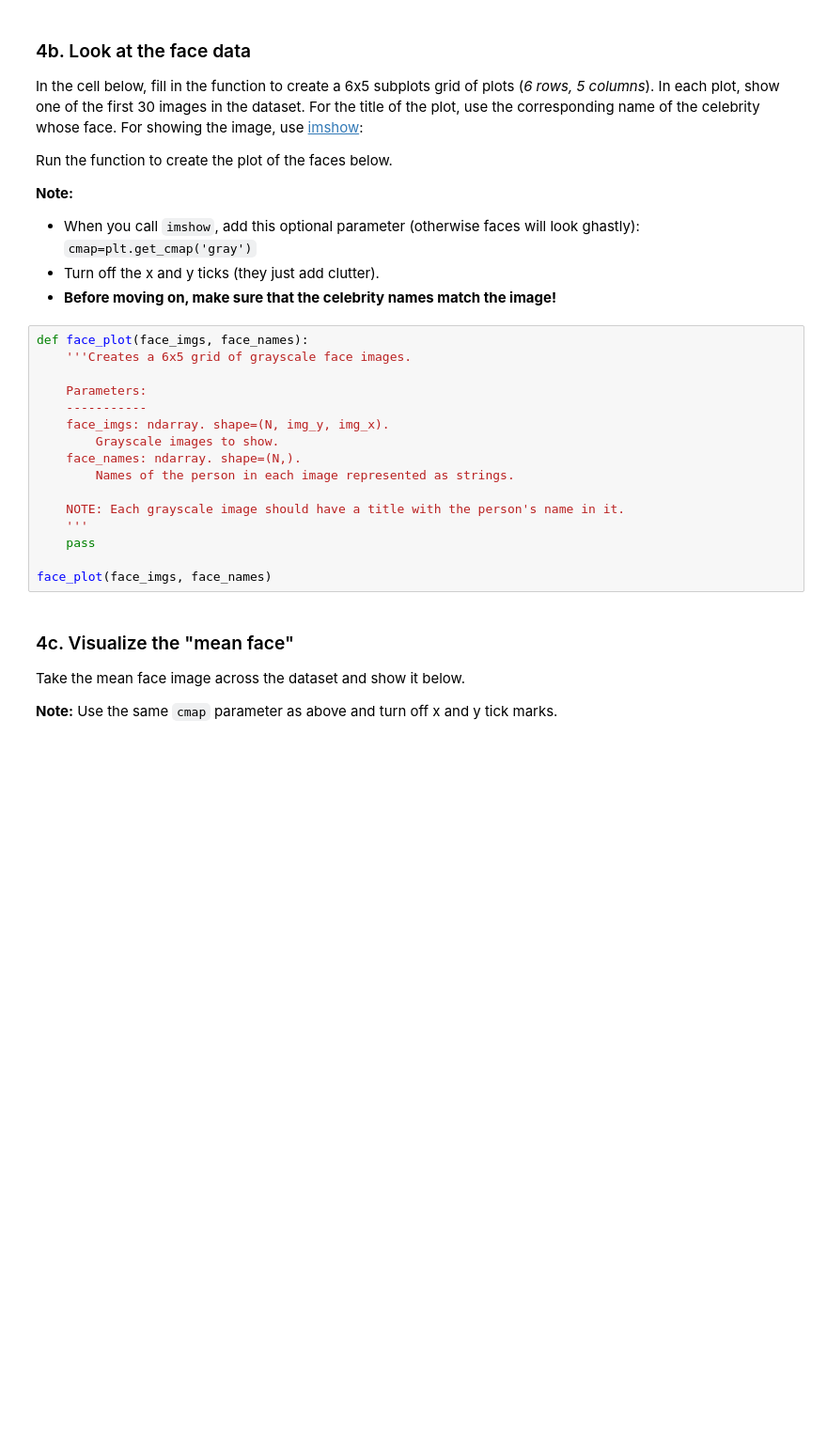
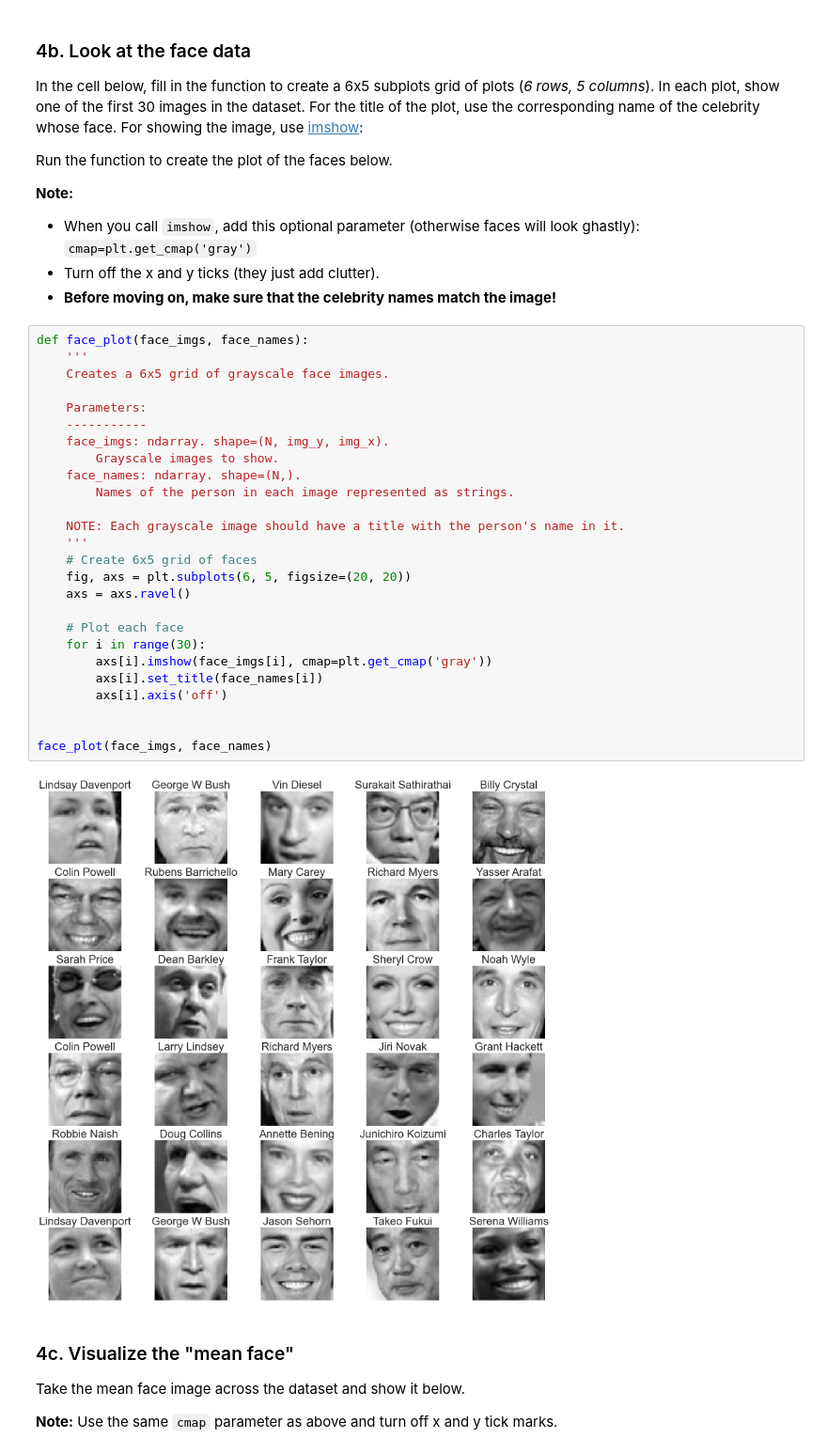
Before and after one commit to schiffinor/dataVisualization, a Jupyter notebook: Project4/eigenfaces.ipynb, the cells around one changed output. Shown at 94% size. Saved outputs shown, nothing was run; the diff lists cells and outputs as text; blank space fills up the shorter version.

```diff
--- a/Project4/eigenfaces.ipynb
+++ b/Project4/eigenfaces.ipynb
@@ -54,20 +58,32 @@ Run the function to create the plot of the faces below.
 - **Before moving on, make sure that the celebrity names match the image!**
 # %%
 def face_plot(face_imgs, face_names):
-    '''Creates a 6x5 grid of grayscale face images.
+    '''
+    Creates a 6x5 grid of grayscale face images.
 
     Parameters:
     -----------
     face_imgs: ndarray. shape=(N, img_y, img_x).
         Grayscale images to show.
     face_names: ndarray. shape=(N,).
         Names of the person in each image represented as strings.
 
     NOTE: Each grayscale image should have a title with the person's name in it.
     '''
-    pass
+    # Create 6x5 grid of faces
+    fig, axs = plt.subplots(6, 5, figsize=(20, 20))
+    axs = axs.ravel()
+
+    # Plot each face
+    for i in range(30):
+        axs[i].imshow(face_imgs[i], cmap=plt.get_cmap('gray'))
+        axs[i].set_title(face_names[i])
+        axs[i].axis('off')
+
 
 face_plot(face_imgs, face_names)
+# %% [output]
+[figure, added]
 # %% [markdown]
 ### 4c. Visualize the "mean face"
 
```
Also changed, not shown: parts of 14 cells of this notebook, 23 other files.
